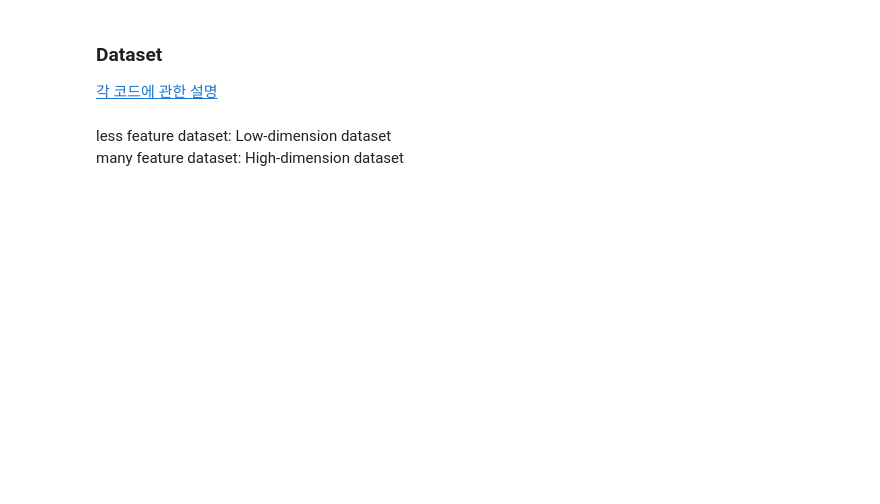
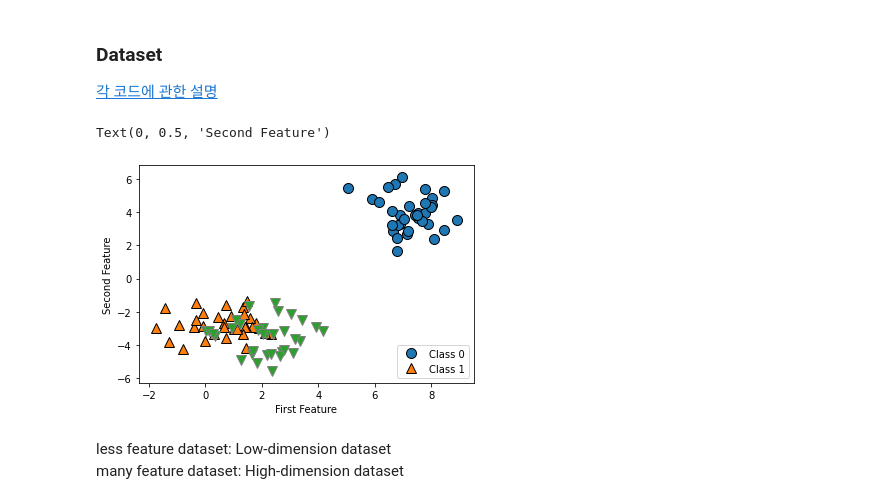
Before and after one commit to YuLim2/Deep-Learing-Machine-Learning, a Jupyter notebook: Study/Supervised-Learning_Algorithm.ipynb, the cells around one changed output. Cells and saved outputs as stored; diff of their text form; code cells hidden in the pictures; blank space fills up the shorter version.

```diff
--- a/Study/Supervised-Learning_Algorithm.ipynb
+++ b/Study/Supervised-Learning_Algorithm.ipynb
@@ -9,13 +10,16 @@ from sklearn.datasets import make_blobs
 <a href='https://ybdata-sci.tistory.com/19'>각 코드에 관한 설명</a>
 # %%
 # make dataset
-X, y = mglearn.datasets.make_forge()
+X, y = make_blobs()
 
 # print scatterplot
 mglearn.discrete_scatter(X[:,0], X[:, 1], y)
 plt.legend(['Class 0', 'Class 1'], loc=4)
 plt.xlabel('First Feature')
 plt.ylabel('Second Feature')
+# %% [output]
+Text(0, 0.5, 'Second Feature')
+[figure, added]
 # %% [markdown]
 less feature dataset: Low-dimension dataset <br>
 many feature dataset: High-dimension dataset
```
Also changed, not shown: parts of 24 cells of this notebook.
